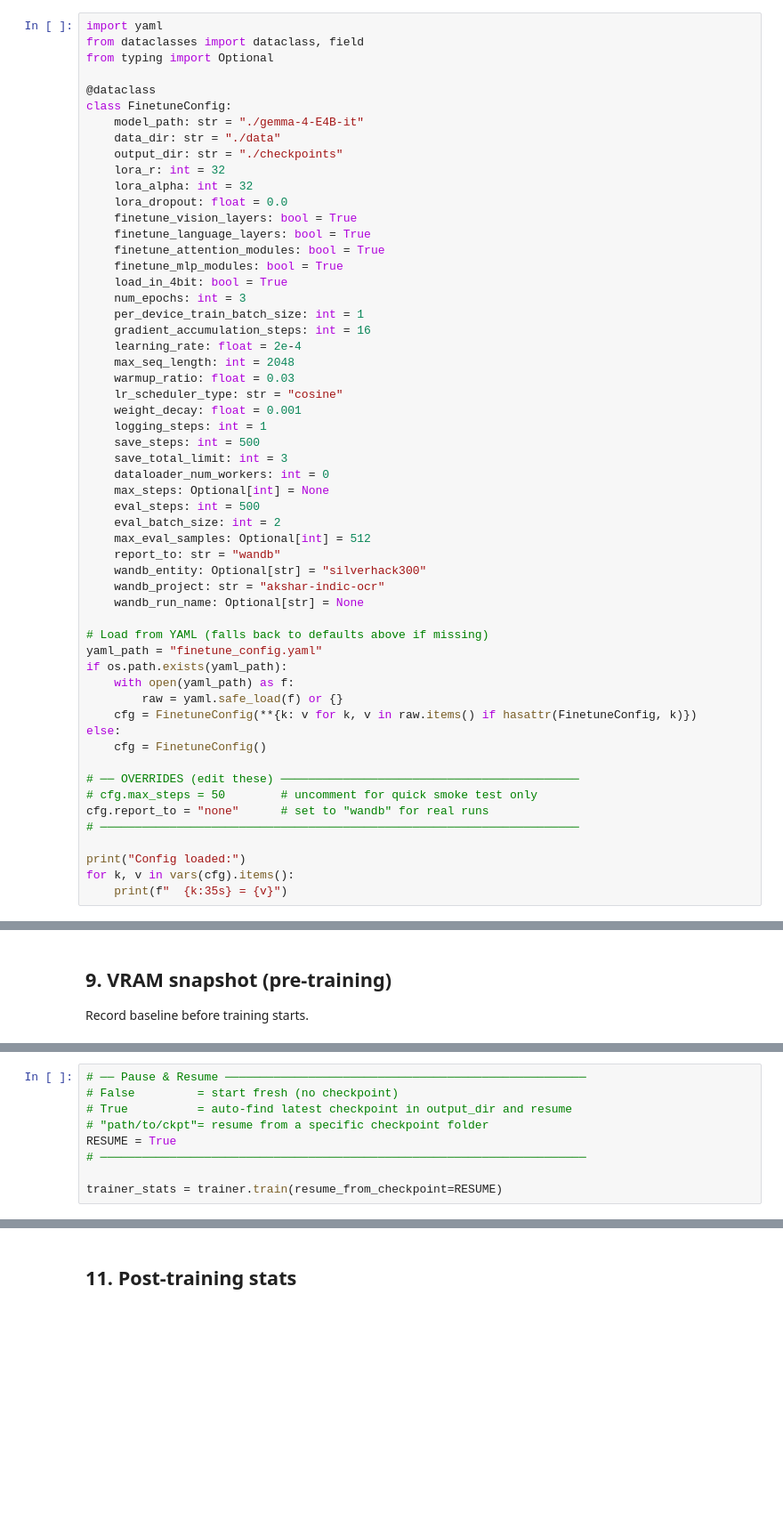
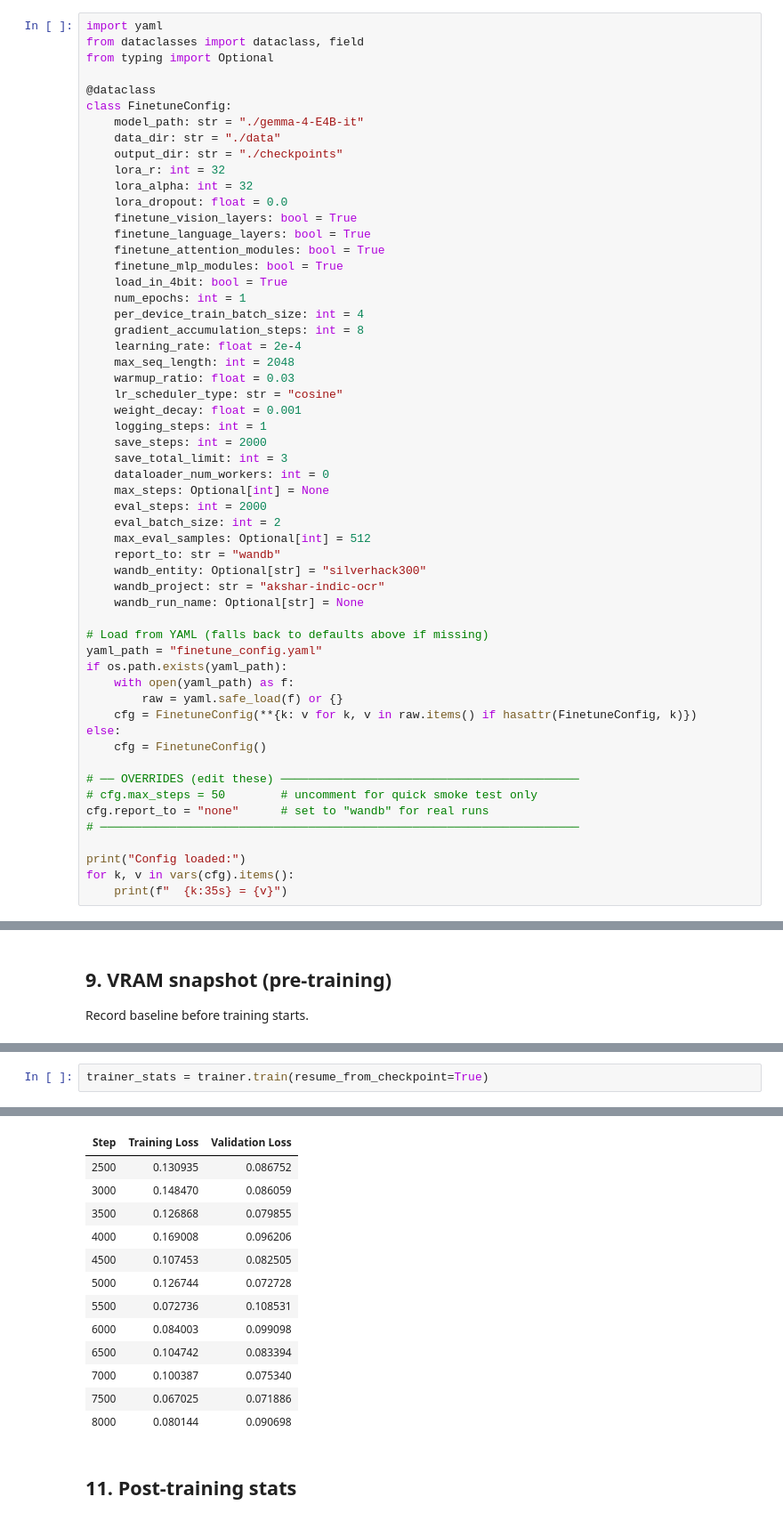
Before and after one commit to shashanka300/Akshar_gema_kagle, a Jupyter notebook: finetune_notebook.ipynb, the cells around one changed output, grey strips where cells are left out. Shown at 89% size. Saved outputs shown, nothing was run; the diff lists cells and outputs as text; blank space fills up the shorter version.

```diff
--- a/finetune_notebook.ipynb
+++ b/finetune_notebook.ipynb
@@ -49,20 +49,20 @@ class FinetuneConfig:
     finetune_attention_modules: bool = True
     finetune_mlp_modules: bool = True
     load_in_4bit: bool = True
-    num_epochs: int = 3
-    per_device_train_batch_size: int = 1
-    gradient_accumulation_steps: int = 16
+    num_epochs: int = 1
+    per_device_train_batch_size: int = 4
+    gradient_accumulation_steps: int = 8
     learning_rate: float = 2e-4
     max_seq_length: int = 2048
     warmup_ratio: float = 0.03
     lr_scheduler_type: str = "cosine"
     weight_decay: float = 0.001
     logging_steps: int = 1
-    save_steps: int = 500
+    save_steps: int = 2000
     save_total_limit: int = 3
     dataloader_num_workers: int = 0
     max_steps: Optional[int] = None
-    eval_steps: int = 500
+    eval_steps: int = 2000
     eval_batch_size: int = 2
     max_eval_samples: Optional[int] = 512
     report_to: str = "wandb"
@@ -463,9 +479,3 @@ Expect this to take many hours. Save checkpoints every `save_steps` steps.
 # %%
-# ── Pause & Resume ────────────────────────────────────────────────────
-# False         = start fresh (no checkpoint)
-# True          = auto-find latest checkpoint in output_dir and resume
-# "path/to/ckpt"= resume from a specific checkpoint folder
-RESUME = True
-# ──────────────────────────────────────────────────────────────────────
-
-trainer_stats = trainer.train(resume_from_checkpoint=RESUME)
+trainer_stats = trainer.train(resume_from_checkpoint=True)
+# %% [output]
@@ -472,3 +494,16 @@ trainer_stats = trainer.train(resume_from_checkpoint=RESUME)
+| Step | Training Loss | Validation Loss |
+| 2500 | 0.130935 | 0.086752 |
+| 3000 | 0.148470 | 0.086059 |
+| 3500 | 0.126868 | 0.079855 |
+| 4000 | 0.169008 | 0.096206 |
+| 4500 | 0.107453 | 0.082505 |
+| 5000 | 0.126744 | 0.072728 |
+| 5500 | 0.072736 | 0.108531 |
+| 6000 | 0.084003 | 0.099098 |
+| 6500 | 0.104742 | 0.083394 |
+| 7000 | 0.100387 | 0.075340 |
+| 7500 | 0.067025 | 0.071886 |
+| 8000 | 0.080144 | 0.090698 |
 # %% [markdown]
 ## 11. Post-training stats
 # %%
```
Also changed, not shown: parts of 9 cells of this notebook, 1 other file.
